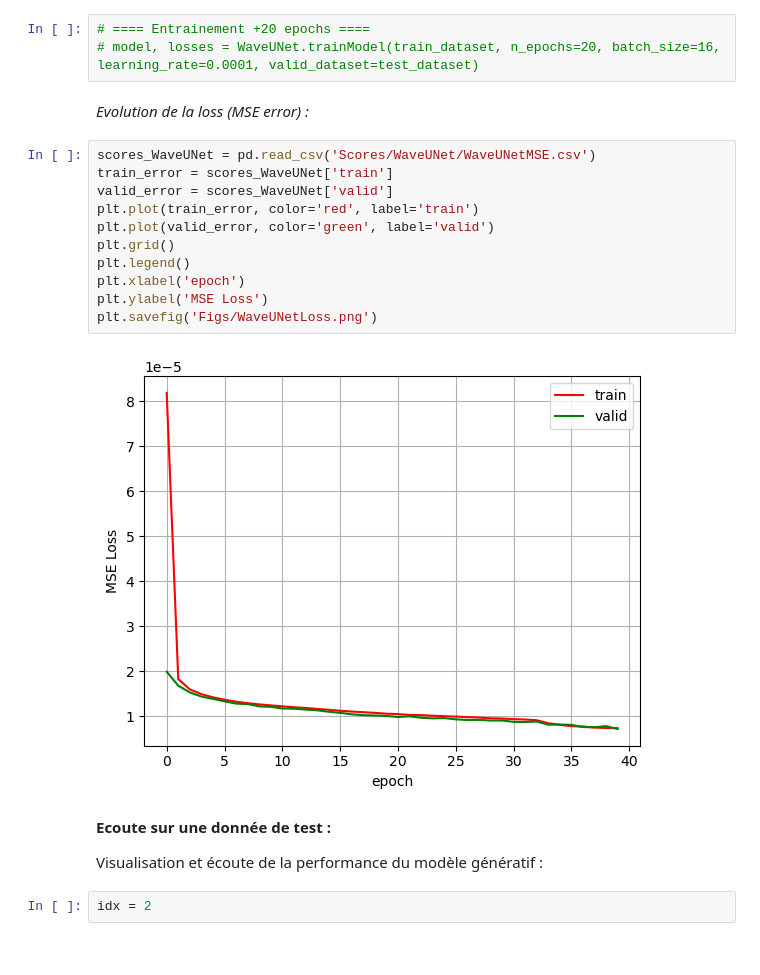
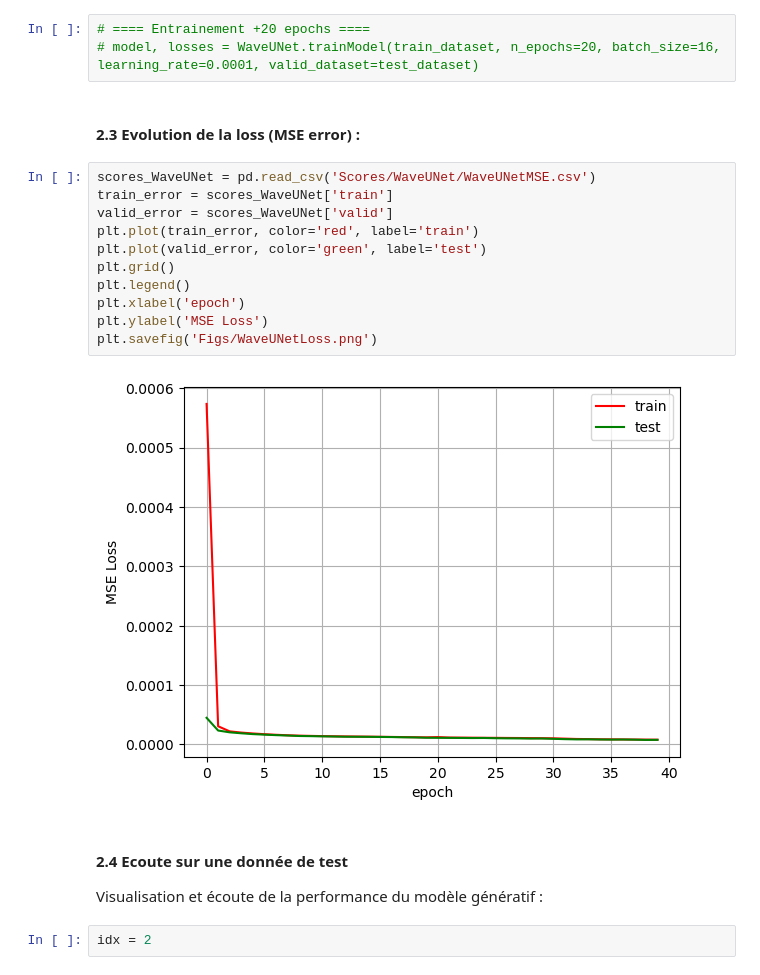
Before and after one commit to Lorbru/dlts-project, a Jupyter notebook: demo.ipynb, the cells around one changed output. Saved outputs shown, nothing was run; the diff lists cells and outputs as text.

```diff
--- a/demo.ipynb
+++ b/demo.ipynb
@@ -83,22 +86,22 @@ On utilise un batch size de 16 seulement (haute demande en ressources mémoires
 # ==== Entrainement +20 epochs ====
 # model, losses = WaveUNet.trainModel(train_dataset, n_epochs=20, batch_size=16, learning_rate=0.0001, valid_dataset=test_dataset)
 # %% [markdown]
-*Evolution de la loss (MSE error) :*
+#### 2.3 Evolution de la loss (MSE error) :
 # %%
 scores_WaveUNet = pd.read_csv('Scores/WaveUNet/WaveUNetMSE.csv')
 train_error = scores_WaveUNet['train']
 valid_error = scores_WaveUNet['valid']
 plt.plot(train_error, color='red', label='train')
-plt.plot(valid_error, color='green', label='valid')
+plt.plot(valid_error, color='green', label='test')
 plt.grid()
 plt.legend()
 plt.xlabel('epoch')
 plt.ylabel('MSE Loss')
 plt.savefig('Figs/WaveUNetLoss.png')
 # %% [output]
-[figure, old version]
+[figure, new version]
 # %% [markdown]
-**Ecoute sur une donnée de test :**
+#### 2.4 Ecoute sur une donnée de test
 
 Visualisation et écoute de la performance du modèle génératif :
 # %%
```
Also changed, not shown: parts of 10 cells of this notebook, 6 other files.
